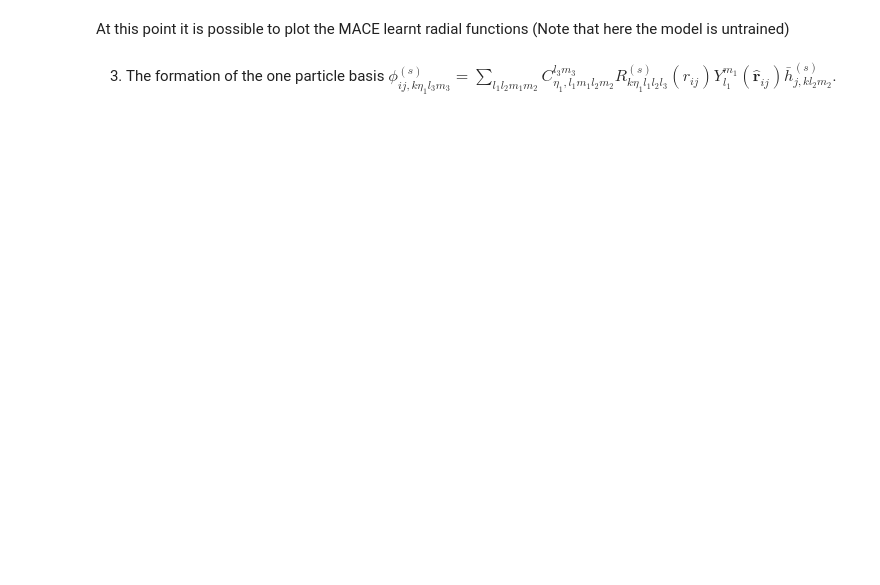
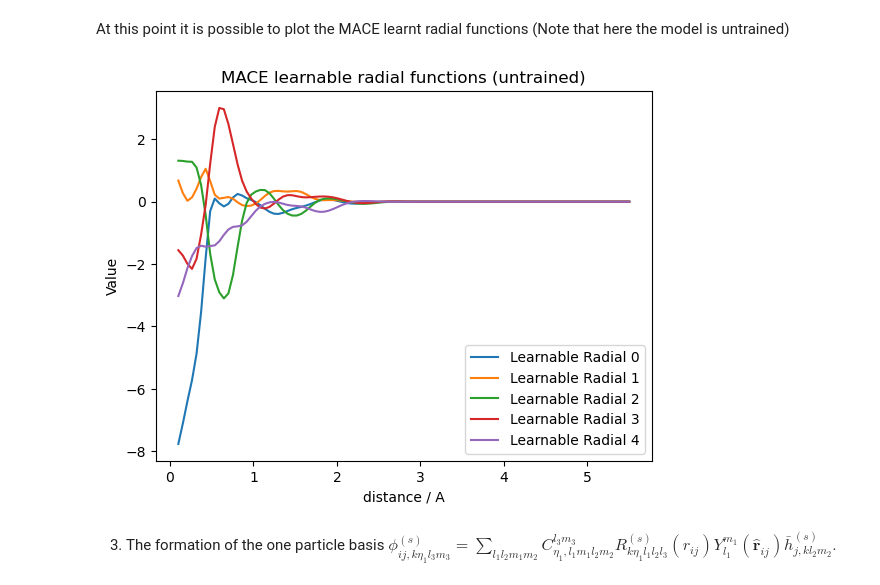
Before and after one commit to ilyes319/mace-tutorials, a Jupyter notebook: mace-devs/MACE_developer.ipynb, the cells around one changed output. Saved outputs shown, nothing was run; the diff lists cells and outputs as text; code cells hidden in the pictures; blank space fills up the shorter version.

```diff
--- a/mace-devs/MACE_developer.ipynb
+++ b/mace-devs/MACE_developer.ipynb
@@ -250,22 +329,24 @@ At this point it is possible to plot the MACE learnt radial functions (Note that
 # %%
 dists = torch.tensor(np.linspace(0.1, 5.5, 100), dtype=torch.get_default_dtype()).unsqueeze(-1)
 
-edge_feats_scan = model.radial_embedding(dists)
+edge_feats_scan = model.radial_embedding(dists, batch["node_attrs"], batch["edge_index"], model.atomic_numbers)
 
 tp_weights_scan = model.interactions[0].conv_tp_weights(edge_feats_scan).detach().numpy()
 
 num_basis_to_print = 5
 for i in range(num_basis_to_print):
     plt.plot(dists, tp_weights_scan[:, i], label=f'Learnable Radial {i}')
 
 # Add title, labels, and legend
 plt.title("MACE learnable radial functions (untrained)")
 plt.xlabel("distance / A")
 plt.ylabel("Value")
 plt.legend()
 
 # Display the plot
 plt.show()
+# %% [output]
+[figure, added]
 # %% [markdown]
 3. The formation of the one particle basis  $\phi_{ij,k \eta_{1} l_{3}m_{3}}^{(s)} = \sum_{l_1l_2m_1m_2} C_{\eta_1,l_1m_1l_2m_2}^{l_3m_3}R_{k \eta_{1}l_{1}l_{2}l_{3}}^{(s)}(r_{ij})  Y^{m_{1}}_{l_{1}} (\boldsymbol{\hat{r}}_{ij}) \bar{h}^{(s)}_{j,kl_2m_2}$.
 # %%
```
Also changed, not shown: parts of 27 cells of this notebook.
